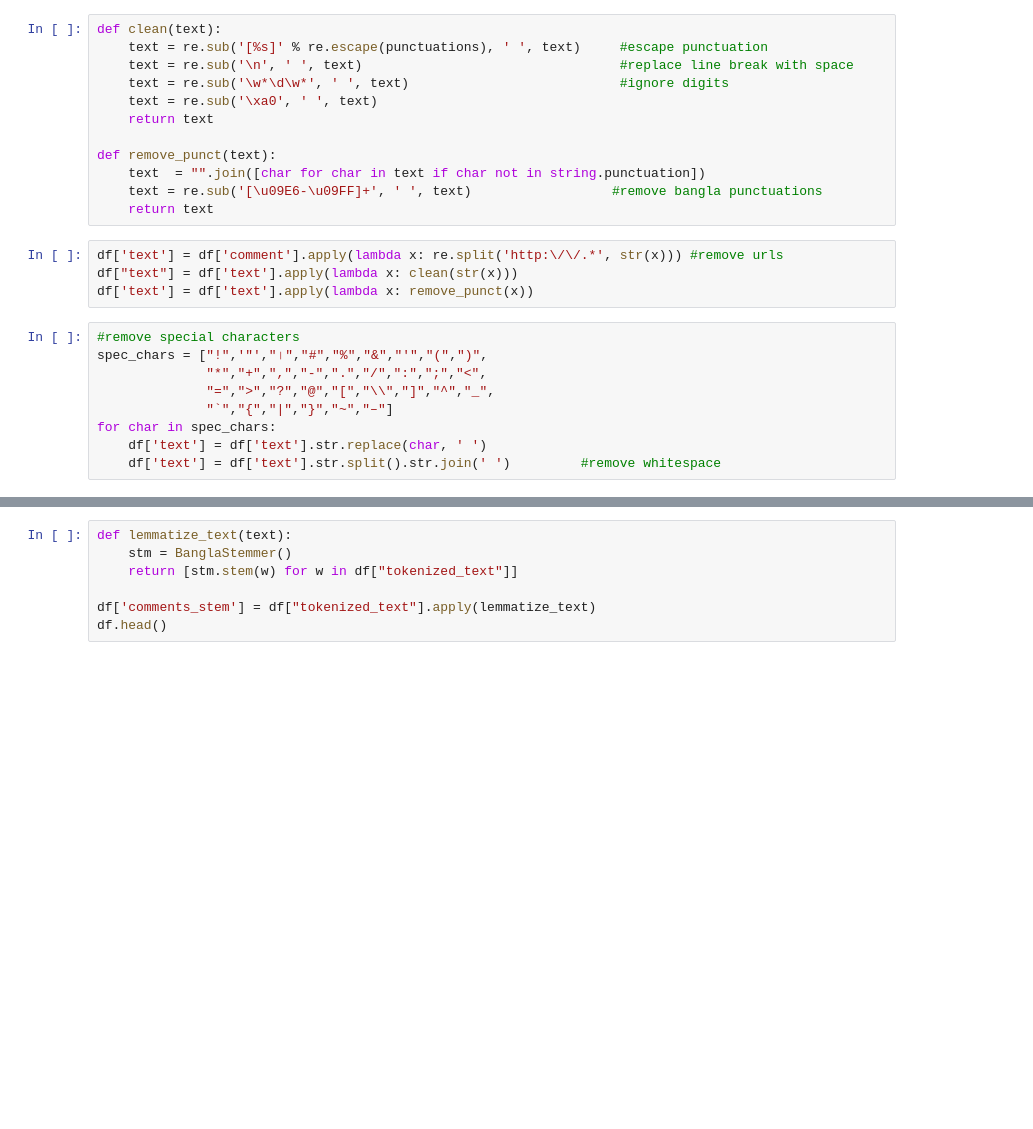
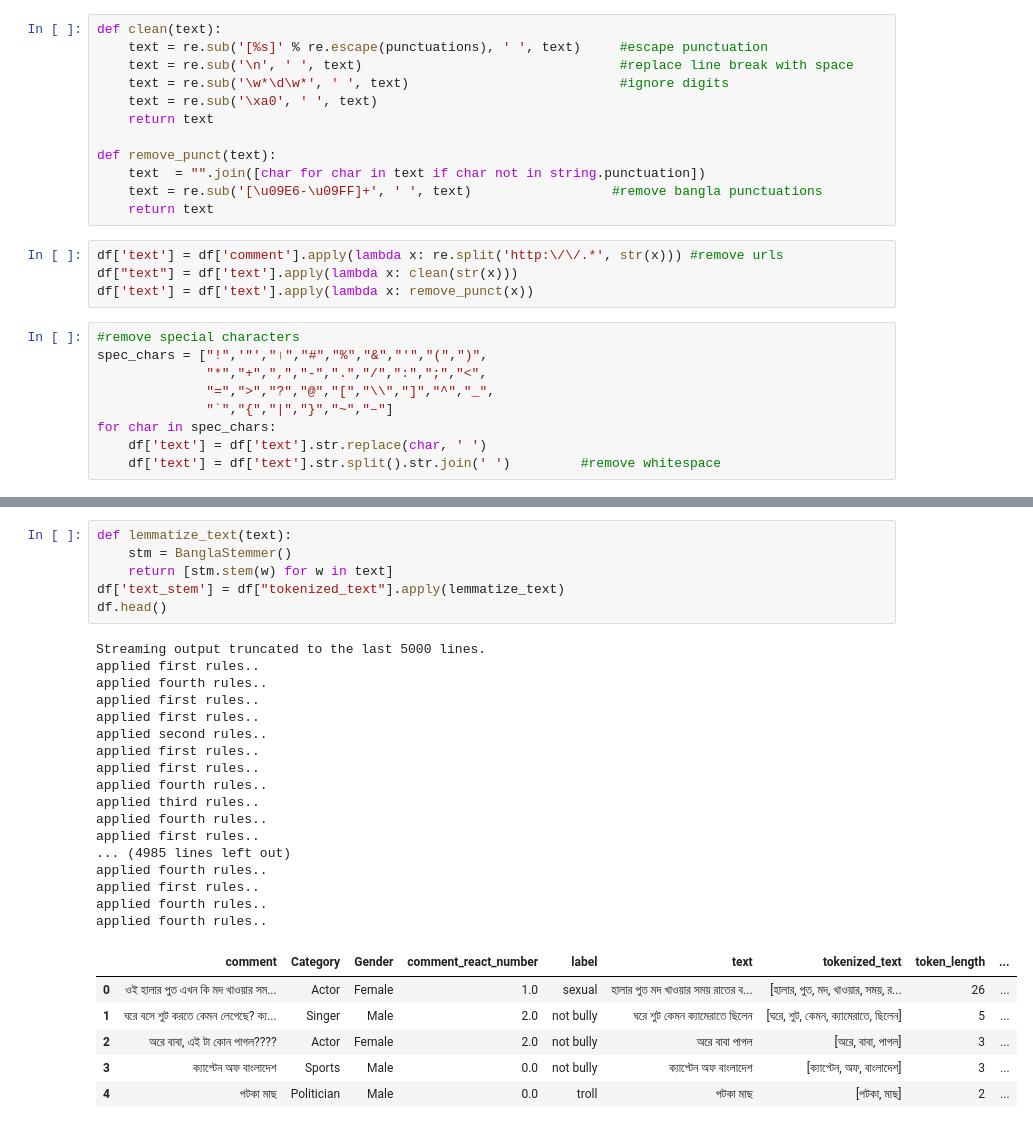
Before and after one commit to rezaul-h/Multi-class-sentiment-analysis-on-bangali-language-, a Jupyter notebook: preprocess.ipynb, the cells around one changed output, grey strips where cells are left out. Cells and saved outputs as stored; diff of their text form; blank space fills up the shorter version.

```diff
--- a/preprocess.ipynb
+++ b/preprocess.ipynb
@@ -157,9 +210,32 @@ df.head()
 # %%
 def lemmatize_text(text):
     stm = BanglaStemmer()
-    return [stm.stem(w) for w in df["tokenized_text"]]
-
-df['comments_stem'] = df["tokenized_text"].apply(lemmatize_text)
+    return [stm.stem(w) for w in text]
+df['text_stem'] = df["tokenized_text"].apply(lemmatize_text)
 df.head()
+# %% [output]
+Streaming output truncated to the last 5000 lines.
+applied first rules..
+applied fourth rules..
+applied first rules..
+applied first rules..
+applied second rules..
+applied first rules..
+applied first rules..
+applied fourth rules..
+applied third rules..
+applied fourth rules..
+applied first rules..
+... (4985 lines left out)
+applied fourth rules..
+applied first rules..
+applied fourth rules..
+applied fourth rules..
+|  | comment | Category | Gender | comment_react_number | label | text | tokenized_text | token_length | ... |
+| 0 | ওই হালার পুত এখন কি মদ খাওয়ার সম... | Actor | Female | 1.0 | sexual | হালার পুত মদ খাওয়ার সময় রাতের ব... | [হালার, পুত, মদ, খাওয়ার, সময়, র... | 26 | ... |
+| 1 | ঘরে বসে শুট করতে কেমন লেগেছে? ক্য... | Singer | Male | 2.0 | not bully | ঘরে শুট কেমন ক্যামেরাতে ছিলেন | [ঘরে, শুট, কেমন, ক্যামেরাতে, ছিলেন] | 5 | ... |
+| 2 | অরে বাবা, এই টা কোন পাগল???? | Actor | Female | 2.0 | not bully | অরে বাবা পাগল | [অরে, বাবা, পাগল] | 3 | ... |
+| 3 | ক্যাপ্টেন অফ বাংলাদেশ | Sports | Male | 0.0 | not bully | ক্যাপ্টেন অফ বাংলাদেশ | [ক্যাপ্টেন, অফ, বাংলাদেশ] | 3 | ... |
+| 4 | পটকা মাছ | Politician | Male | 0.0 | troll | পটকা মাছ | [পটকা, মাছ] | 2 | ... |
 # %%
 df.describe()
```
Also changed, not shown: parts of 15 cells of this notebook, 1 other file.
